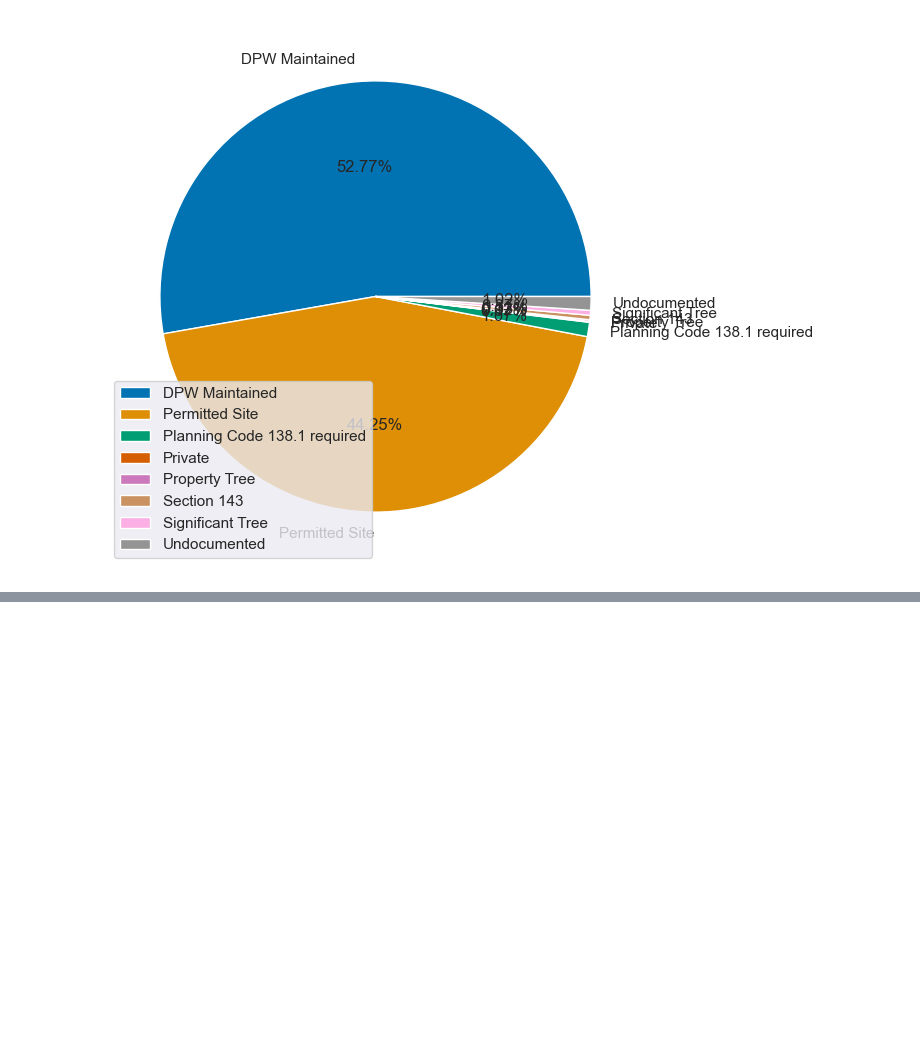
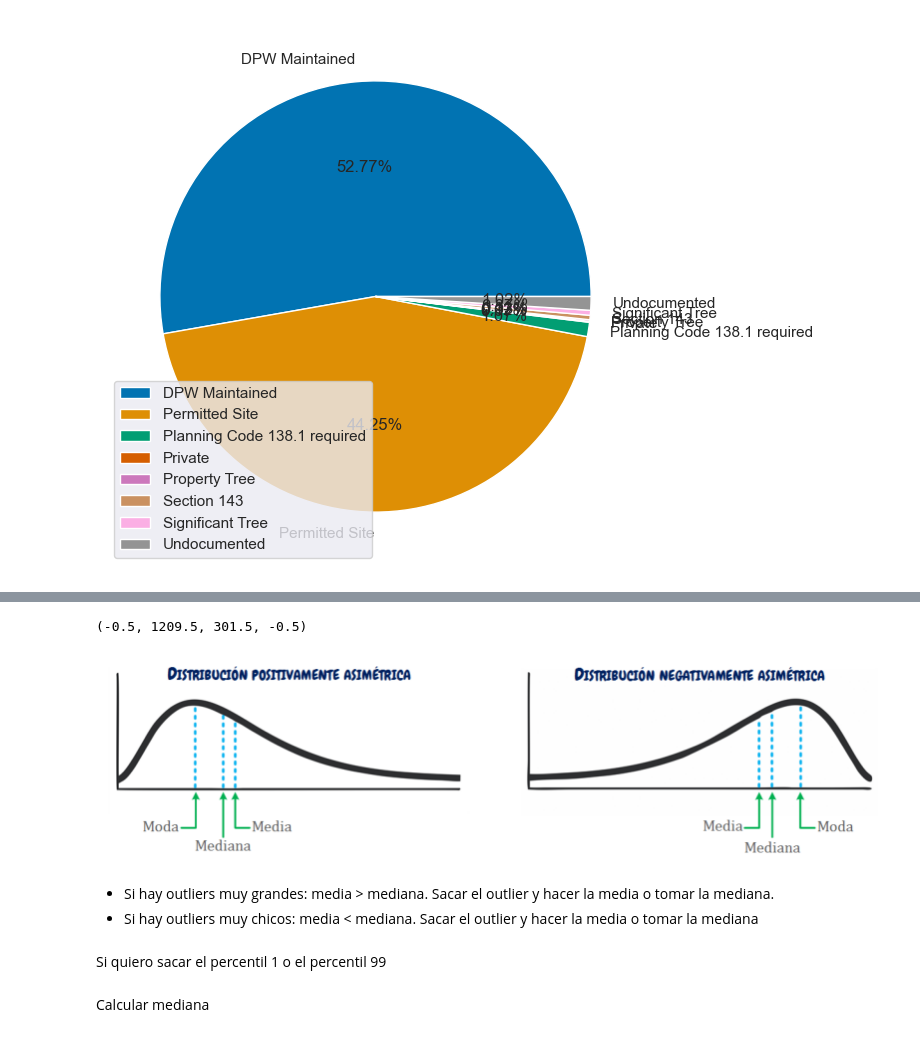
Before and after one commit to MartinaLarrea/Segundo-parcial, a Jupyter notebook: EDA/bases.ipynb, the cells around one changed output, grey strips where cells are left out. Drawn from its saved outputs; the diff is of its cells as text; code cells hidden in the pictures; blank space fills up the shorter version.

```diff
--- a/EDA/bases.ipynb
+++ b/EDA/bases.ipynb
@@ -577,0 +650,14 @@ plt.show()
+# %%
+import matplotlib.image as mpimg
+img = mpimg.imread('Distribuciones Asimetricas.png')
+plt.figure(figsize=(10,10))
+plt.imshow(img)
+plt.axis('off')  # Para ocultar los ejes
+# %% [output]
+(-0.5, 1209.5, 301.5, -0.5)
+[figure, added]
+# %% [markdown]
+- Si hay outliers muy grandes: media > mediana. Sacar el outlier y hacer la media o tomar la mediana.
+- Si hay outliers muy chicos: media < mediana. Sacar el outlier y hacer la media o tomar la mediana
+# %% [markdown]
+Si quiero sacar el percentil 1 o el percentil 99
@@ -577,0 +673,2 @@ plt.show()
+# %% [markdown]
+Calcular mediana
```
Also changed, not shown: parts of 15 cells of this notebook.
